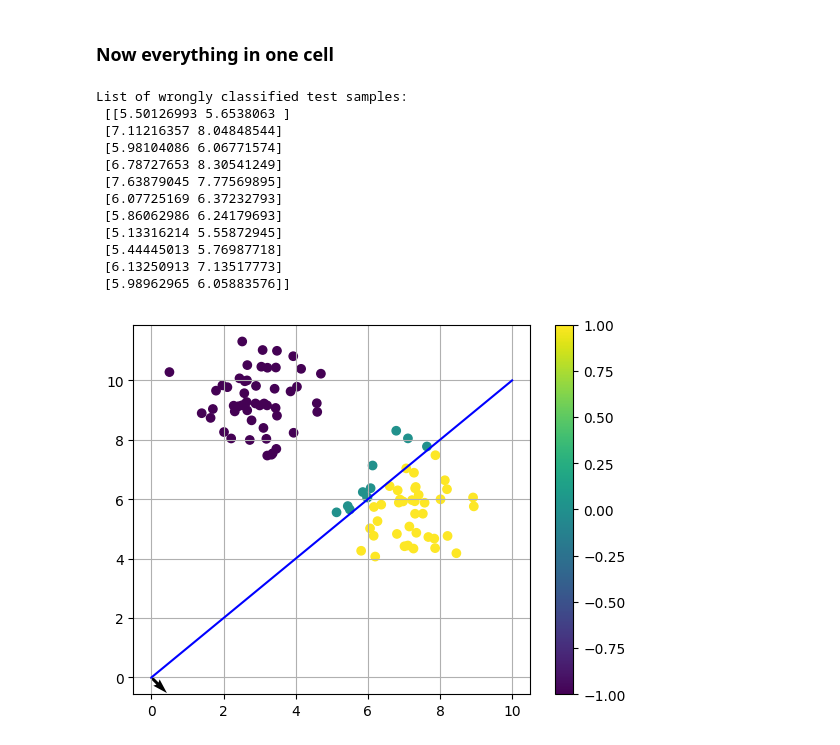
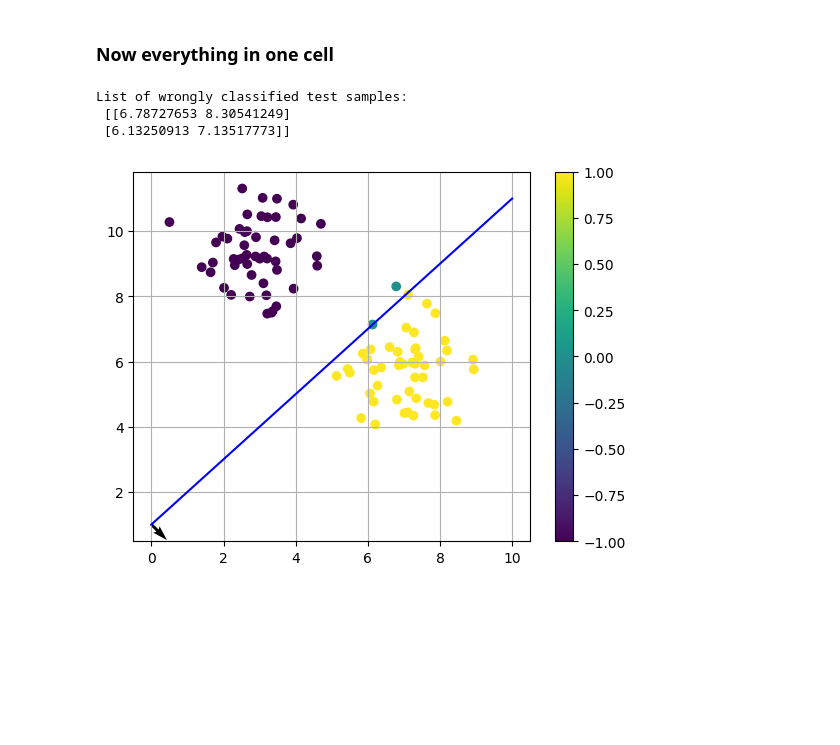
Before and after one commit to keuperj/DeepLearning26, a Jupyter notebook: block_2/A_simple_Perceptron_in_NumPy.ipynb, the cells around one changed output. Drawn from its saved outputs; the diff is of its cells as text; code cells hidden in the pictures; blank space fills up the shorter version.

```diff
--- a/block_2/A_simple_Perceptron_in_NumPy.ipynb
+++ b/block_2/A_simple_Perceptron_in_NumPy.ipynb
@@ -172,33 +192,26 @@ print(pos)
 # %% [markdown]
 ### Now everything in one cell
 # %%
-b=0 #set b
+#set parameter
+b=1
+w=np.array([1,-1])
 
 y==np.sign(X.dot(w.T)+b) #classify
 pos=np.where(y!=np.sign(w.dot(X.T)+b)) #get pos of errors
 err=X[pos]#get wrong sampes
 y_test=np.copy(y) #deep copy - do not overwrit original lables
 y_test[pos]=0 #set color of wrong samples
 
 #plot
 line1 = plot_line_from_normal_vector_and_offset(w, b, color='blue',x_range=[0,10])
 plt.quiver(0,b,w[0],w[1])
 plt.grid()
 plt.scatter(X[:,0],X[:,1],c=y_test)#set color
 plt.colorbar()
 
 print("List of wrongly classified test samples:\n",err)
 # %% [output]
 List of wrongly classified test samples:
- [[5.50126993 5.6538063 ]
- [7.11216357 8.04848544]
- [5.98104086 6.06771574]
- [6.78727653 8.30541249]
- [7.63879045 7.77569895]
- [6.07725169 6.37232793]
- [5.86062986 6.24179693]
- [5.13316214 5.55872945]
- [5.44445013 5.76987718]
- [6.13250913 7.13517773]
- [5.98962965 6.05883576]]
+ [[6.78727653 8.30541249]
+ [6.13250913 7.13517773]]
-[figure, old version]
+[figure, new version]
```
Also changed, not shown: parts of 4 cells of this notebook.
